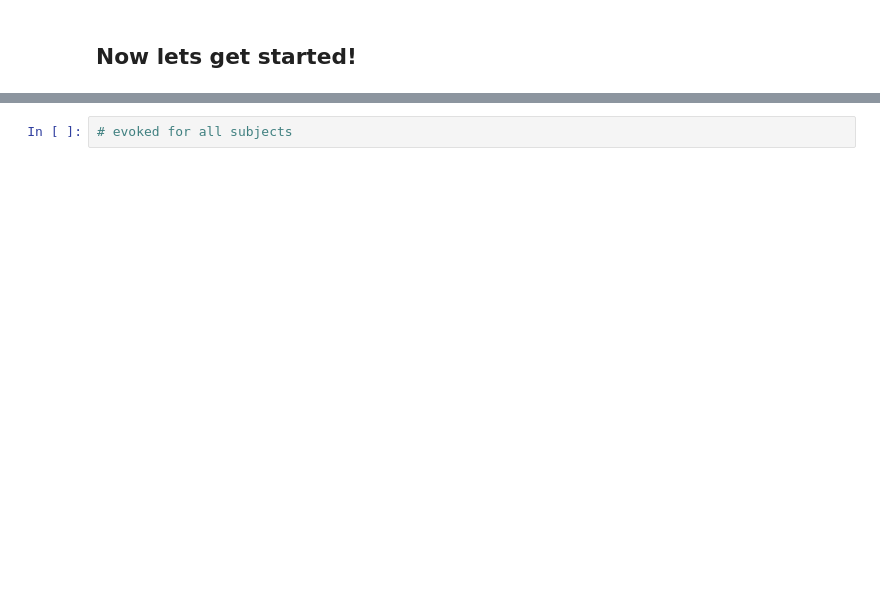
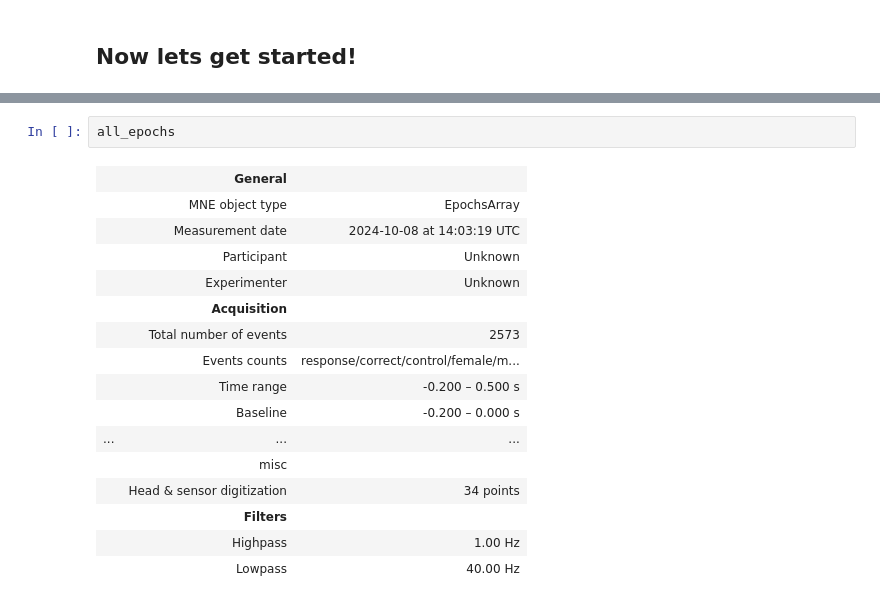
Before and after one commit to laurabpaulsen/LaCoBra-E24, a Jupyter notebook: EEG-analysis-grouplvl/multiple_subjects.ipynb, the cells around one changed output, grey strips where cells are left out. Cells and saved outputs as stored; diff of their text form; blank space fills up the shorter version.

Commit message:
multiple subjects add example at the end

```diff
--- a/EEG-analysis-grouplvl/multiple_subjects.ipynb
+++ b/EEG-analysis-grouplvl/multiple_subjects.ipynb
@@ -210,2 +102,19 @@ all_epochs = mne.concatenate_epochs([params["epochs"] for params in subjects.val
-# %%
-# evoked for all subjects
+# %%
+all_epochs
+# %% [output]
+|  | General |  |
+|  | MNE object type | EpochsArray |
+|  | Measurement date | 2024-10-08 at 14:03:19 UTC |
+|  | Participant | Unknown |
+|  | Experimenter | Unknown |
+|  | Acquisition |  |
+|  | Total number of events | 2573 |
+|  | Events counts | response/correct/control/female/m... |
+|  | Time range | -0.200 – 0.500 s |
+|  | Baseline | -0.200 – 0.000 s |
+| ... | ... | ... |
+|  | misc |  |
+|  | Head & sensor digitization | 34 points |
+|  | Filters |  |
+|  | Highpass | 1.00 Hz |
+|  | Lowpass | 40.00 Hz |
```
Also changed, not shown: parts of 13 cells of this notebook.
